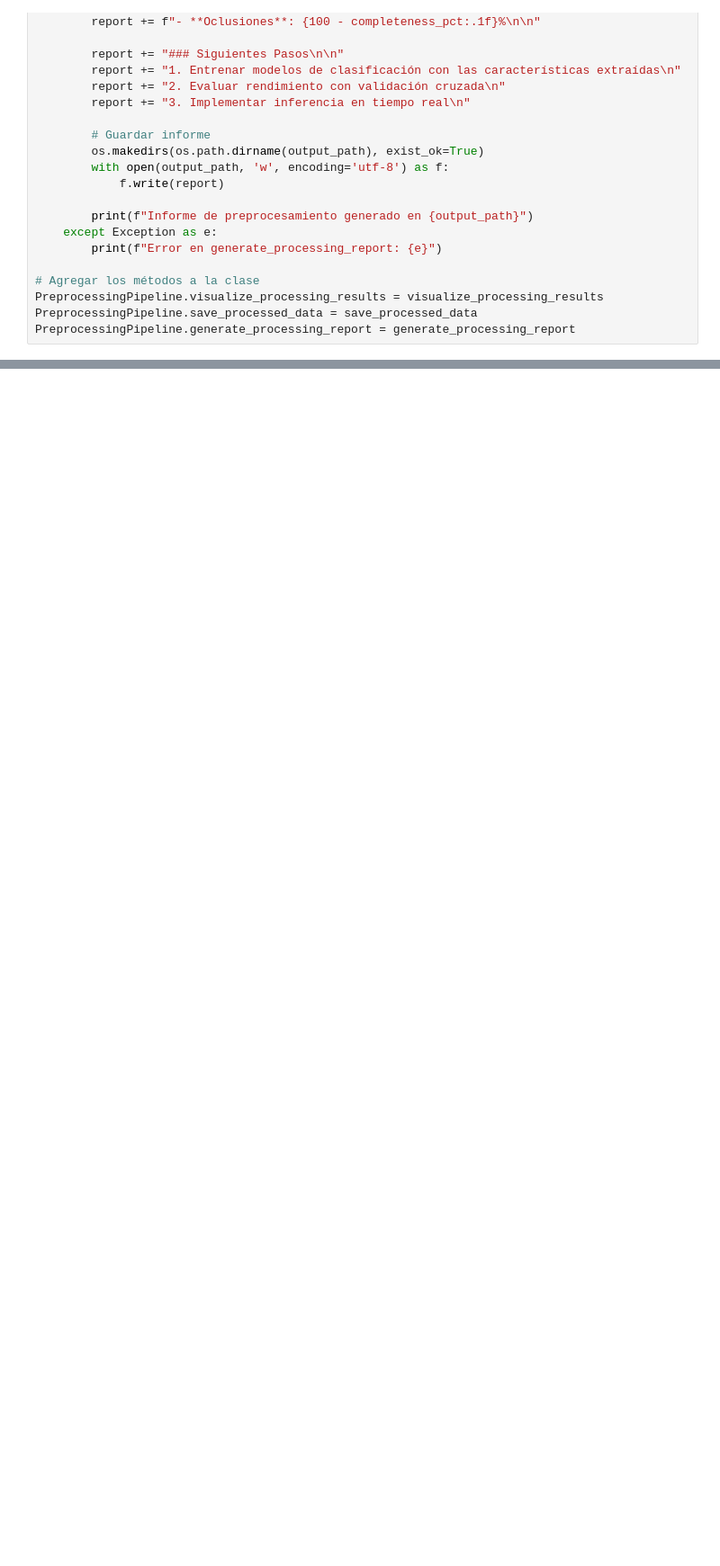
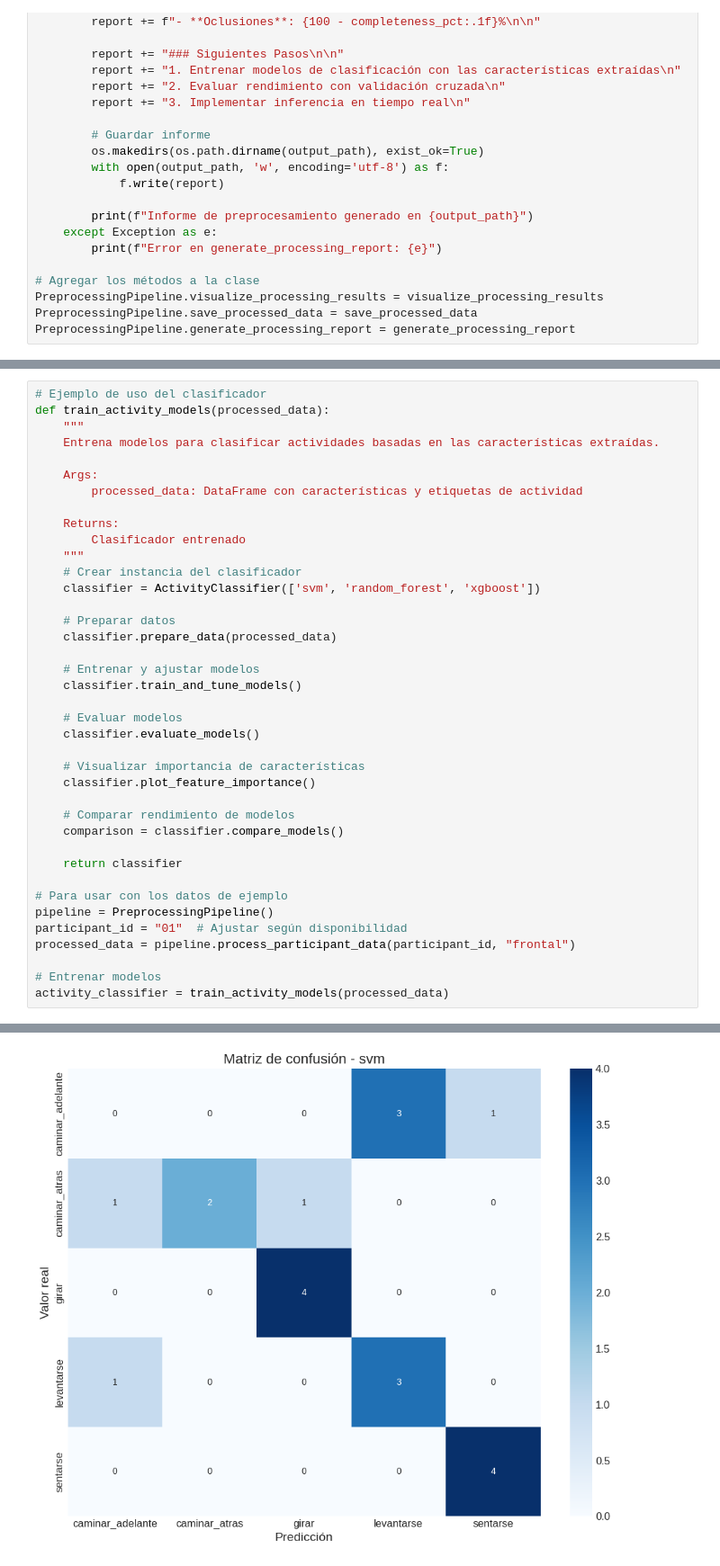
Before and after one commit to santiesleo/AI-MotionClassifier, a Jupyter notebook: IA_Segunda_entrega.ipynb, the cells around one changed output, grey strips where cells are left out. Shown at 90% size. Saved outputs shown, nothing was run; the diff lists cells and outputs as text; blank space fills up the shorter version.

Commit message:
Avance en modelos y metricas, filtros, normalize y docs

```diff
--- a/IA_Segunda_entrega.ipynb
+++ b/IA_Segunda_entrega.ipynb
@@ -1447,0 +1737,40 @@ No se encontraron características de interés en los datos procesados.
+# %%
+# Ejemplo de uso del clasificador
+def train_activity_models(processed_data):
+    """
+    Entrena modelos para clasificar actividades basadas en las características extraídas.
+
+    Args:
+        processed_data: DataFrame con características y etiquetas de actividad
+
+    Returns:
+        Clasificador entrenado
+    """
+    # Crear instancia del clasificador
+    classifier = ActivityClassifier(['svm', 'random_forest', 'xgboost'])
+
+    # Preparar datos
+    classifier.prepare_data(processed_data)
+
+    # Entrenar y ajustar modelos
+    classifier.train_and_tune_models()
+
+    # Evaluar modelos
+    classifier.evaluate_models()
+
+    # Visualizar importancia de características
+    classifier.plot_feature_importance()
+
+    # Comparar rendimiento de modelos
+    comparison = classifier.compare_models()
+
+    return classifier
+
+# Para usar con los datos de ejemplo
+pipeline = PreprocessingPipeline()
+participant_id = "01"  # Ajustar según disponibilidad
+processed_data = pipeline.process_participant_data(participant_id, "frontal")
+
+# Entrenar modelos
+activity_classifier = train_activity_models(processed_data)
+# %% [output]
@@ -1447,0 +1805 @@ No se encontraron características de interés en los datos procesados.
+[figure, added]
```
Also changed, not shown: parts of 8 cells of this notebook.
